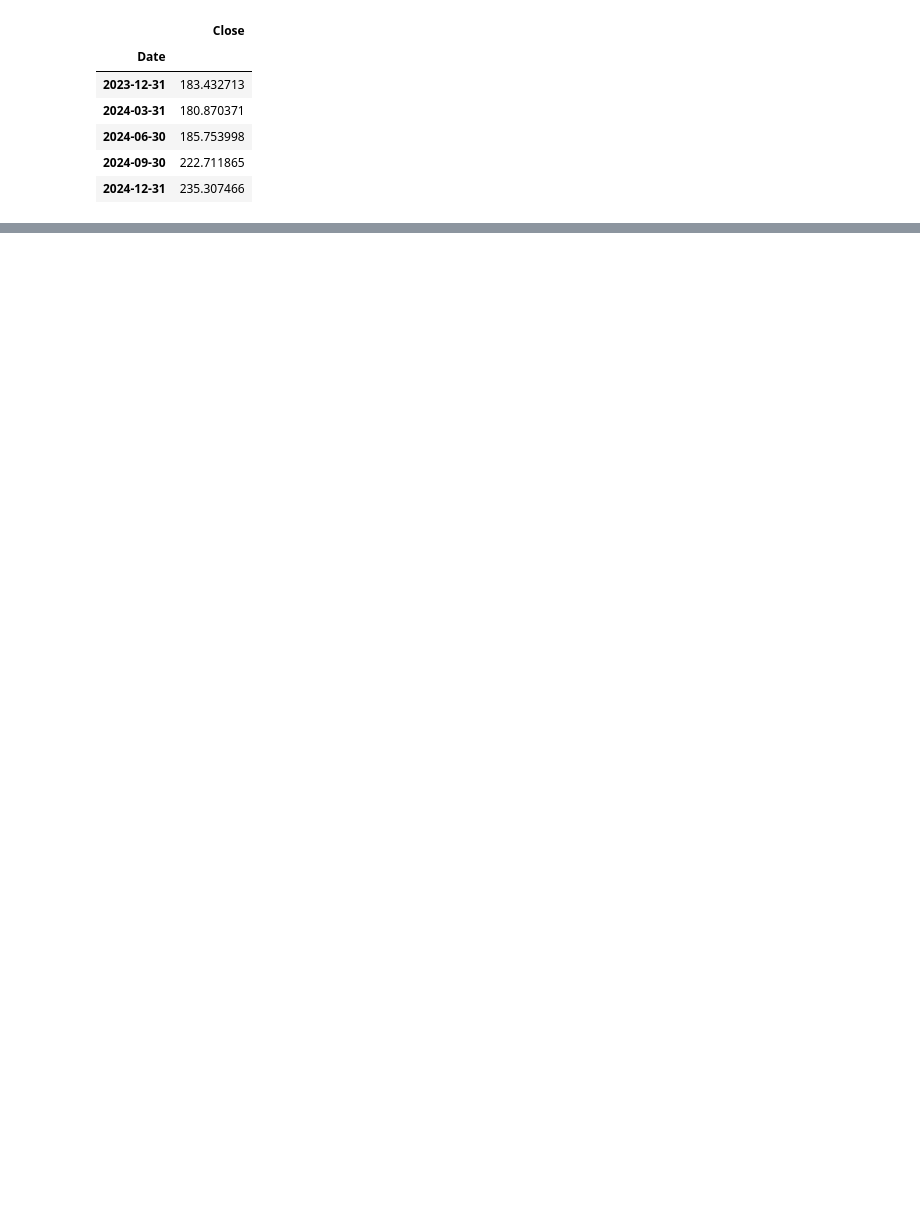
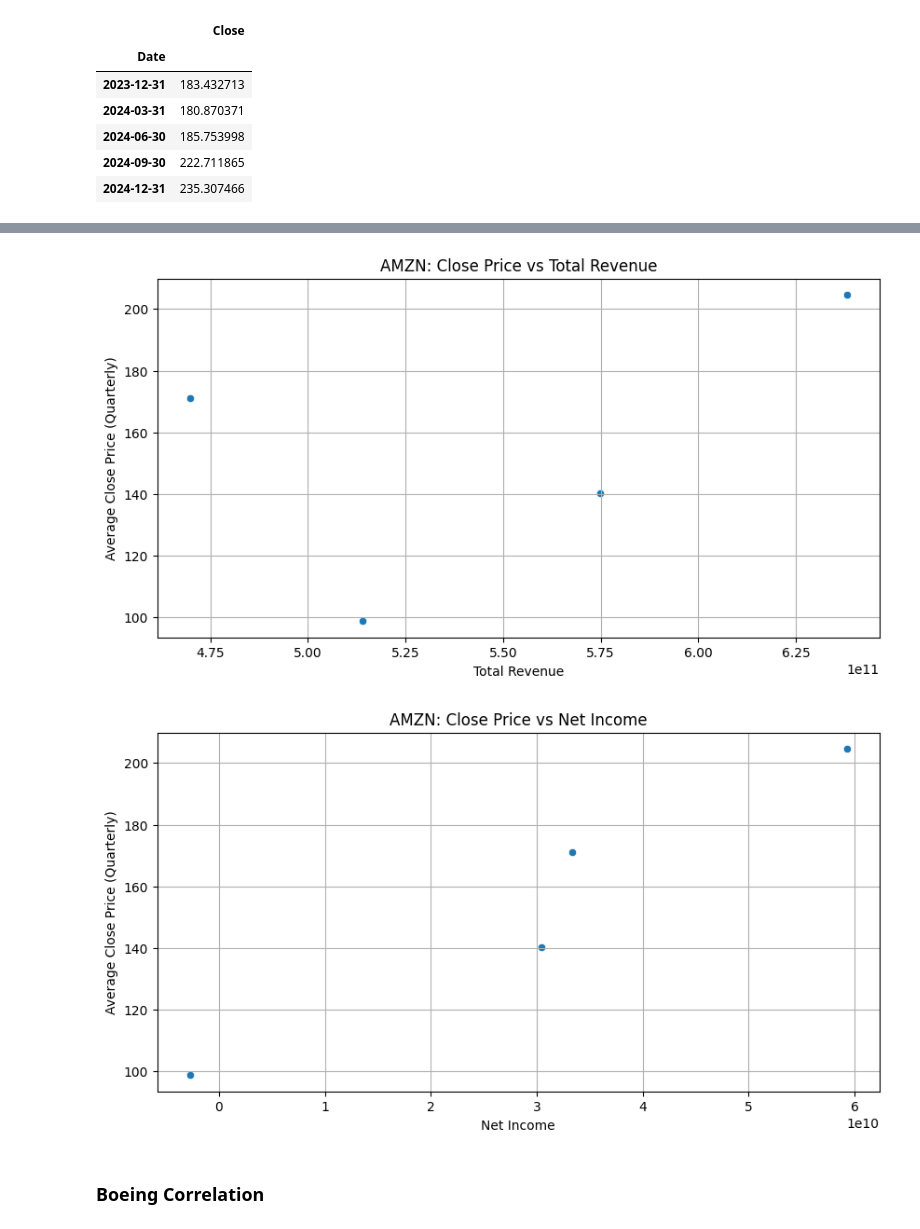
Before and after one commit to adhfmz8/stock-price-prediction, a Jupyter notebook: notebooks/01_data_exploration.ipynb, the cells around one changed output, grey strips where cells are left out. Drawn from its saved outputs; the diff is of its cells as text; code cells hidden in the pictures; blank space fills up the shorter version.

```diff
--- a/notebooks/01_data_exploration.ipynb
+++ b/notebooks/01_data_exploration.ipynb
@@ -3388,0 +3444,9 @@ aapl_quarterly_price.tail()
+# %%
+
+amzn_income = pd.read_csv("../data/raw/yf_fundimentals/AMZN/income_statement.csv")
+
+# transpose and clean
+amzn_income_T = amzn_income.set_index("Unnamed: 0").T
+amzn_income_T.index = pd.to_datetime(amzn_income_T.index)
+amzn_income_T = amzn_income_T.sort_index()
+amzn_income_T = amzn_income_T.apply(pd.to_numeric, errors="coerce")
@@ -3388,0 +3512,23 @@ aapl_quarterly_price.tail()
+# %%
+#Close vs Total Revenue
+plt.figure(figsize=(10, 5))
+sns.scatterplot(data=merged, x="Total Revenue", y="Close")
+plt.title("AMZN: Close Price vs Total Revenue")
+plt.xlabel("Total Revenue")
+plt.ylabel("Average Close Price (Quarterly)")
+plt.grid(True)
+plt.show()
+
+#Close vs Net Income
+plt.figure(figsize=(10, 5))
+sns.scatterplot(data=merged, x="Net Income", y="Close")
+plt.title("AMZN: Close Price vs Net Income")
+plt.xlabel("Net Income")
+plt.ylabel("Average Close Price (Quarterly)")
+plt.grid(True)
+plt.show()
+# %% [output]
+[figure, added]
+[figure, added]
+# %% [markdown]
+### Boeing Correlation
```
Also changed, not shown: parts of 37 cells of this notebook, 2 other files.
